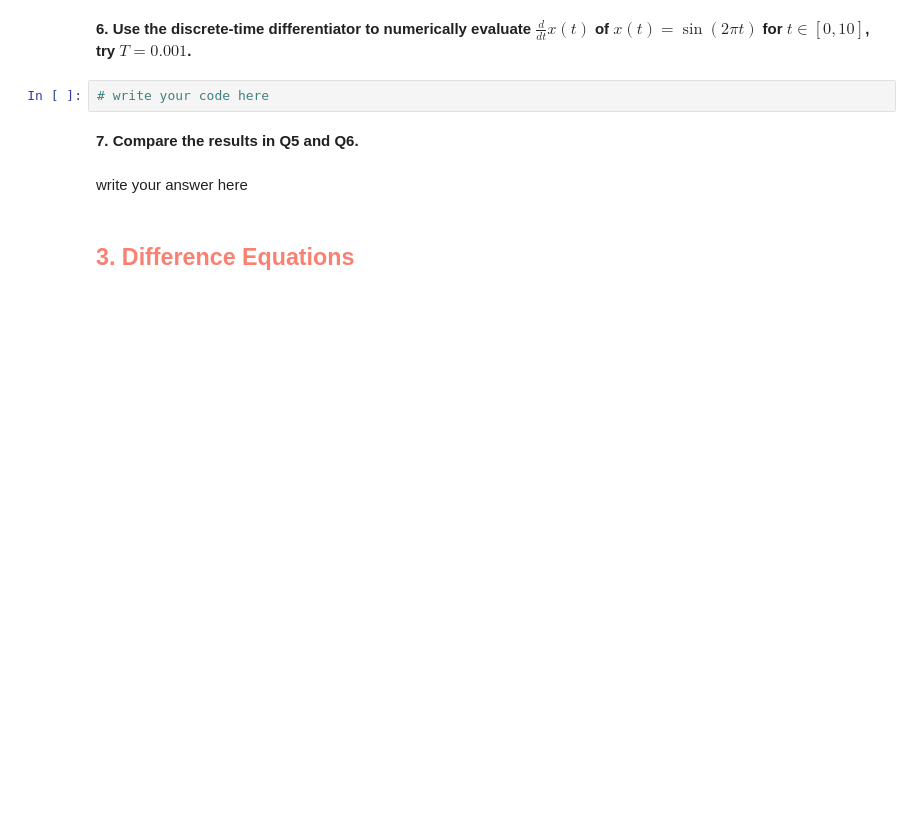
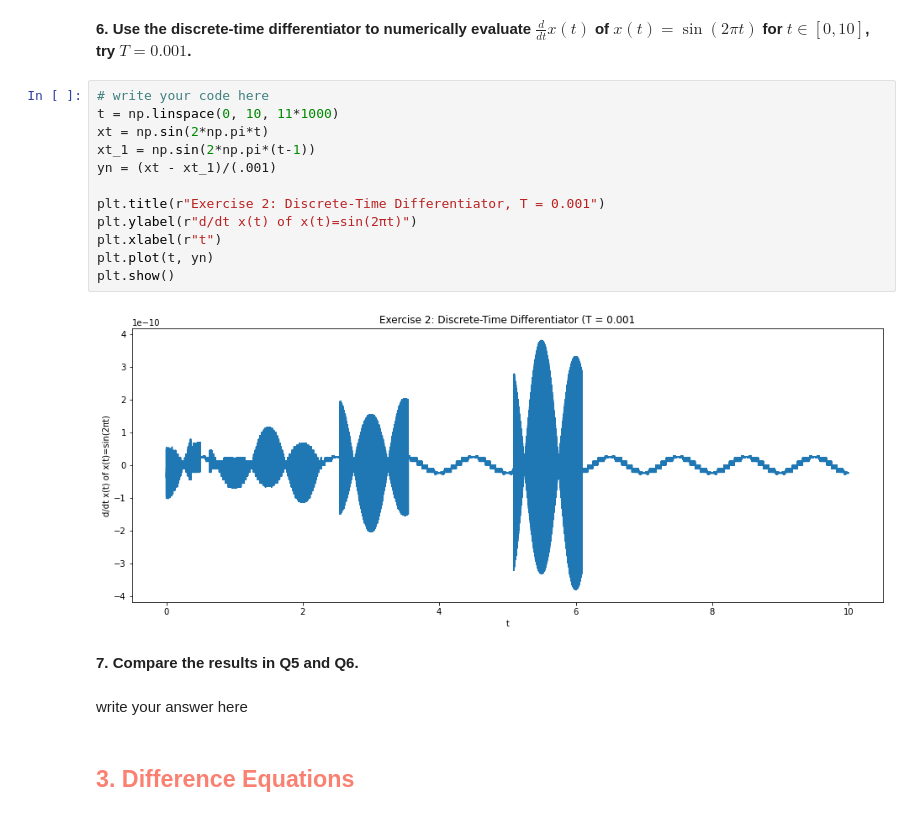
Before and after one commit to cdavin2/dsp_lab02, a Jupyter notebook: lab02_instructions.ipynb, the cells around one changed output. Saved outputs shown, nothing was run; the diff lists cells and outputs as text; blank space fills up the shorter version.

```diff
--- a/lab02_instructions.ipynb
+++ b/lab02_instructions.ipynb
@@ -99,7 +135,19 @@ write your answer here
 # %% [markdown]
 **6. Use the discrete-time differentiator to numerically evaluate $\frac{d}{dt}x(t)$ of $x(t)=\sin(2\pi t)$ for $t\in[0,10]$, try $T=0.001$.**
-# %%
-# write your code here
+# %%
+# write your code here
+t = np.linspace(0, 10, 11*1000)
+xt = np.sin(2*np.pi*t)
+xt_1 = np.sin(2*np.pi*(t-1))
+yn = (xt - xt_1)/(.001)
+
+plt.title(r"Exercise 2: Discrete-Time Differentiator, T = 0.001")
+plt.ylabel(r"d/dt x(t) of x(t)=sin(2πt)")
+plt.xlabel(r"t")
+plt.plot(t, yn)
+plt.show()
+# %% [output]
+[figure, added]
 # %% [markdown]
 **7. Compare the results in Q5 and Q6.**
 # %% [markdown]
```
Also changed, not shown: parts of 11 cells of this notebook.
